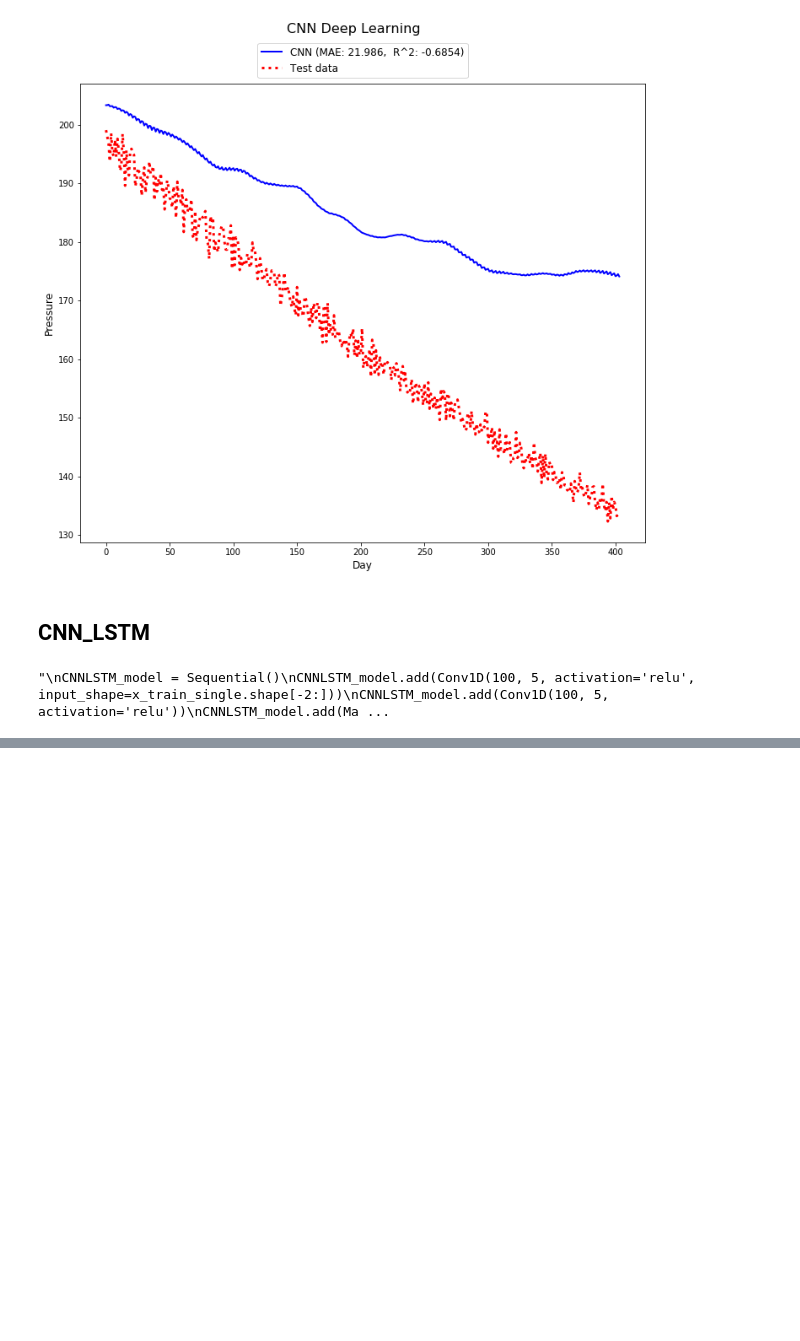
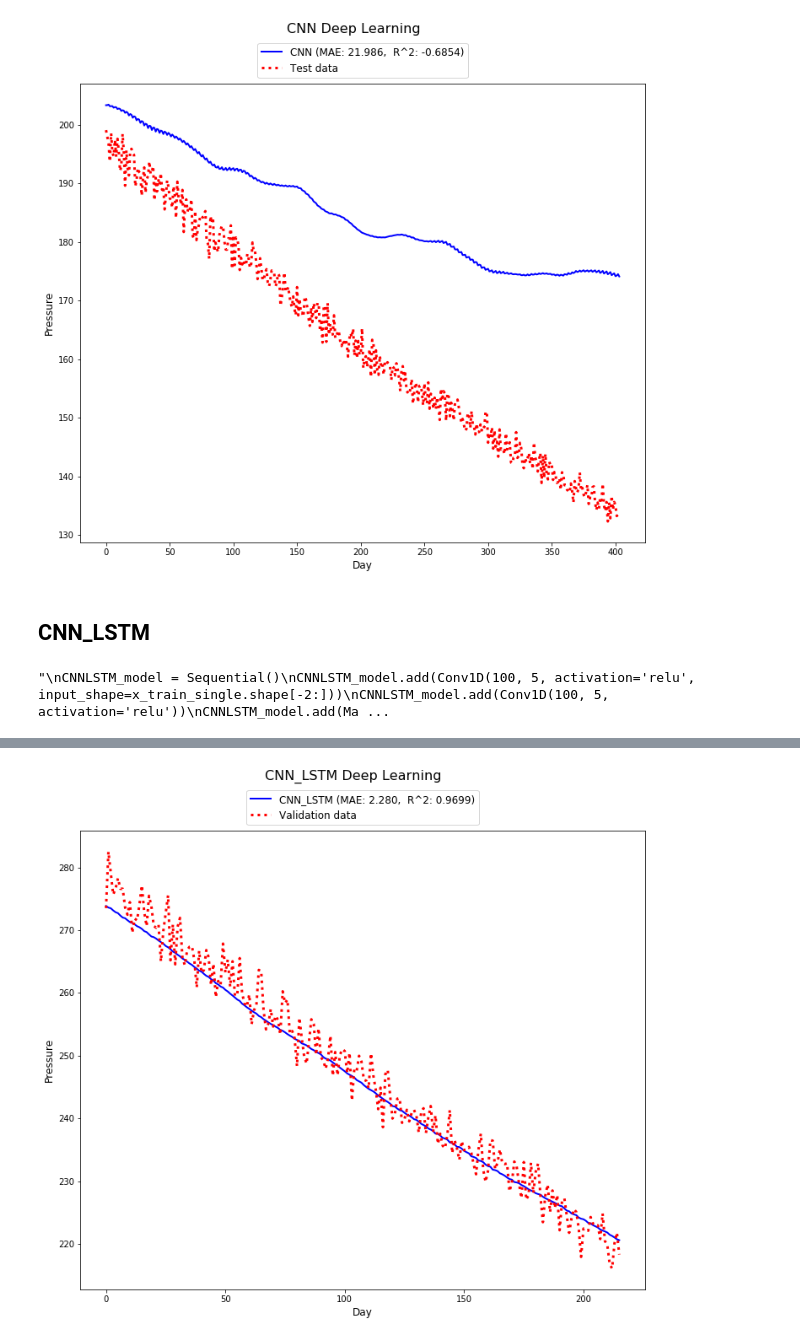
Before and after one commit to d8veone/Shale_well_Machine_Learning, a Jupyter notebook: CNN/Well_TF_T_Series_CNN_v1.ipynb, the cells around one changed output, grey strips where cells are left out. Cells and saved outputs as stored; diff of their text form; code cells hidden in the pictures; blank space fills up the shorter version.

```diff
--- a/CNN/Well_TF_T_Series_CNN_v1.ipynb
+++ b/CNN/Well_TF_T_Series_CNN_v1.ipynb
@@ -535,0 +536,14 @@ CNN_comp_plot("CNN_LSTM",
+# %%
+predictions2=CNNLSTM_model.predict(x_val_single)
+predictions2=predictions2*data_std[12]+data_mean[12]
+# %%
+y_val_single=y_val_single*data_std[12]+data_mean[12]
+# %%
+CNN_comp_plot("CNN_LSTM",
+             y_val_single, "Validation data",
+             predictions2,
+             "Day",
+             "Pressure",
+             "CNN_LSTM Deep Learning")
+# %% [output]
+[figure, added]
```
Also changed, not shown: parts of 10 cells of this notebook, 1 other file.
